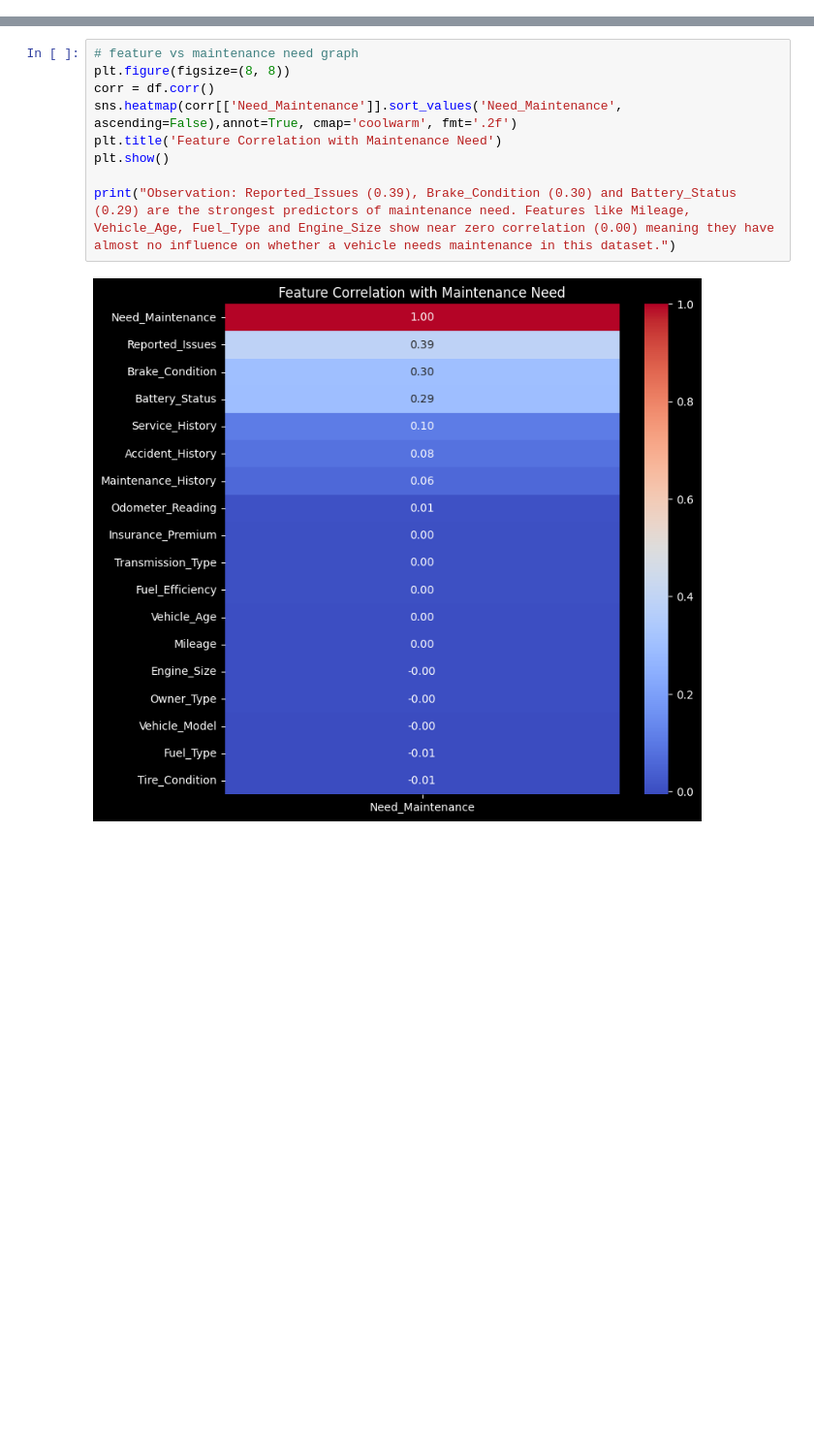
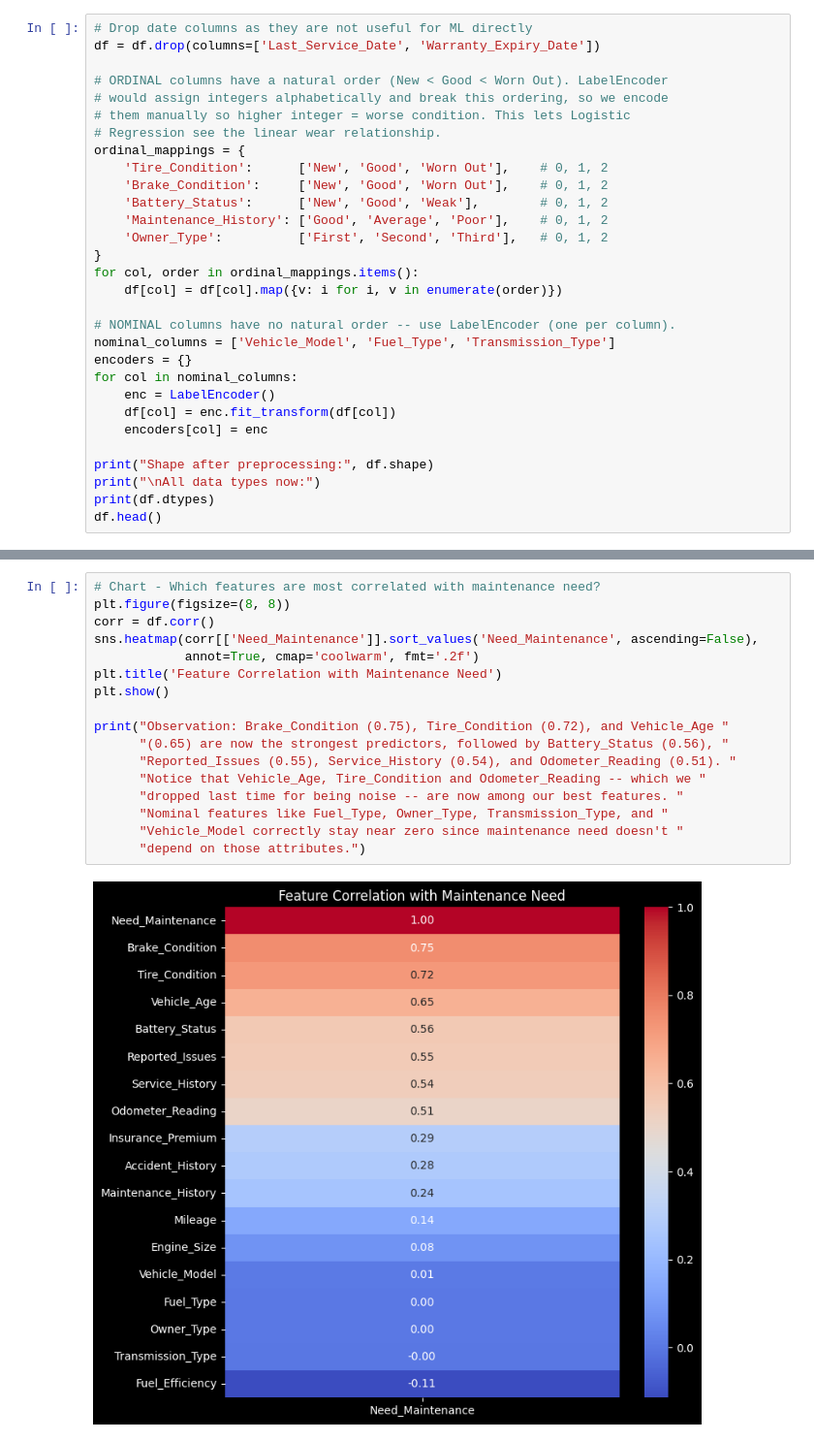
Before and after one commit to kushpuri07/vehicle-maintenance-prediction, a Jupyter notebook: vehicle_maintenance.ipynb, the cells around one changed output, grey strips where cells are left out. Shown at 97% size. Drawn from its saved outputs; the diff is of its cells as text; blank space fills up the shorter version.

Commit message:
changed the synthetic data and trained the whole model again

```diff
--- a/vehicle_maintenance.ipynb
+++ b/vehicle_maintenance.ipynb
@@ -104,0 +72,30 @@ dtype: object
+# %%
+# Drop date columns as they are not useful for ML directly
+df = df.drop(columns=['Last_Service_Date', 'Warranty_Expiry_Date'])
+
+# ORDINAL columns have a natural order (New < Good < Worn Out). LabelEncoder
+# would assign integers alphabetically and break this ordering, so we encode
+# them manually so higher integer = worse condition. This lets Logistic
+# Regression see the linear wear relationship.
+ordinal_mappings = {
+    'Tire_Condition':      ['New', 'Good', 'Worn Out'],    # 0, 1, 2
+    'Brake_Condition':     ['New', 'Good', 'Worn Out'],    # 0, 1, 2
+    'Battery_Status':      ['New', 'Good', 'Weak'],        # 0, 1, 2
+    'Maintenance_History': ['Good', 'Average', 'Poor'],    # 0, 1, 2
+    'Owner_Type':          ['First', 'Second', 'Third'],   # 0, 1, 2
+}
+for col, order in ordinal_mappings.items():
+    df[col] = df[col].map({v: i for i, v in enumerate(order)})
+
+# NOMINAL columns have no natural order -- use LabelEncoder (one per column).
+nominal_columns = ['Vehicle_Model', 'Fuel_Type', 'Transmission_Type']
+encoders = {}
+for col in nominal_columns:
+    enc = LabelEncoder()
+    df[col] = enc.fit_transform(df[col])
+    encoders[col] = enc
+
+print("Shape after preprocessing:", df.shape)
+print("\nAll data types now:")
+print(df.dtypes)
+df.head()
@@ -120,11 +144,19 @@ Observation: Out of 50,000 vehicles, 40,498 need maintenance (81%) and only 9,50
 # %%
-# feature vs maintenance need graph
+# Chart - Which features are most correlated with maintenance need?
 plt.figure(figsize=(8, 8))
 corr = df.corr()
-sns.heatmap(corr[['Need_Maintenance']].sort_values('Need_Maintenance', ascending=False),annot=True, cmap='coolwarm', fmt='.2f')
+sns.heatmap(corr[['Need_Maintenance']].sort_values('Need_Maintenance', ascending=False),
+            annot=True, cmap='coolwarm', fmt='.2f')
 plt.title('Feature Correlation with Maintenance Need')
 plt.show()
 
-print("Observation: Reported_Issues (0.39), Brake_Condition (0.30) and Battery_Status (0.29) are the strongest predictors of maintenance need. Features like Mileage, Vehicle_Age, Fuel_Type and Engine_Size show near zero correlation (0.00) meaning they have almost no influence on whether a vehicle needs maintenance in this dataset.")
+print("Observation: Brake_Condition (0.75), Tire_Condition (0.72), and Vehicle_Age "
+      "(0.65) are now the strongest predictors, followed by Battery_Status (0.56), "
+      "Reported_Issues (0.55), Service_History (0.54), and Odometer_Reading (0.51). "
+      "Notice that Vehicle_Age, Tire_Condition and Odometer_Reading -- which we "
+      "dropped last time for being noise -- are now among our best features. "
+      "Nominal features like Fuel_Type, Owner_Type, Transmission_Type, and "
+      "Vehicle_Model correctly stay near zero since maintenance need doesn't "
+      "depend on those attributes.")
 # %% [output]
-[figure, old version]
+[figure, new version]
```
Also changed, not shown: parts of 18 cells of this notebook, 2 other files.
